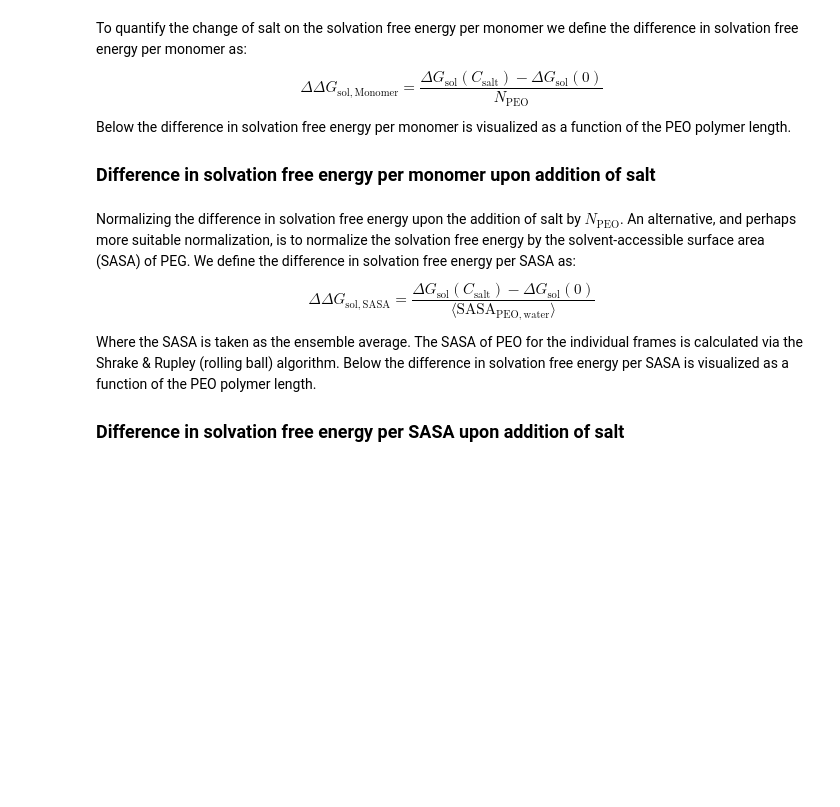
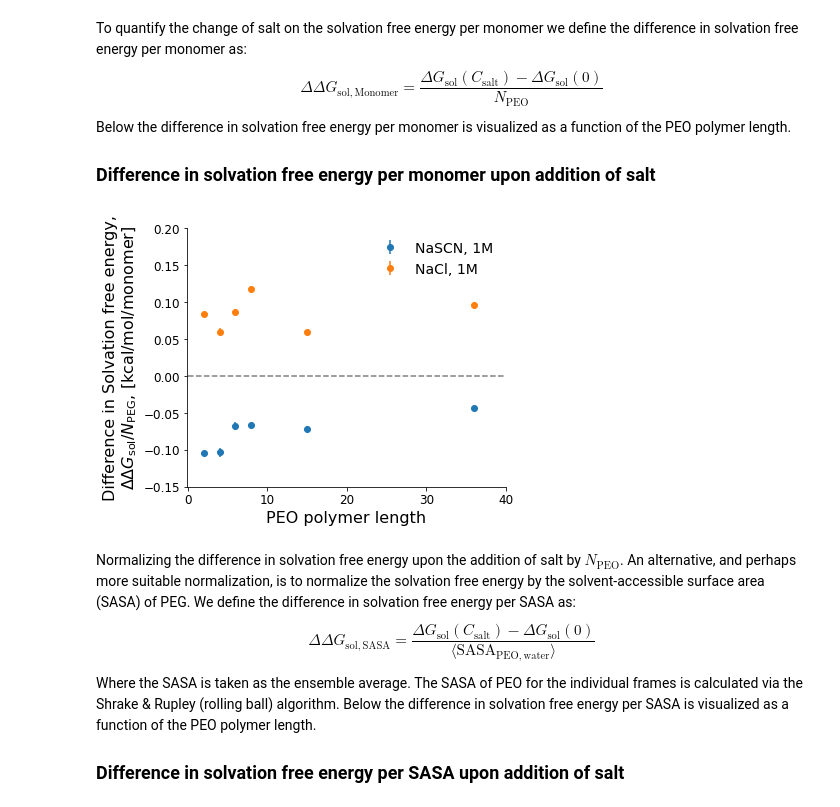
Before and after one commit to SHervoe-Hansen/PEO_solubility_in_NaCl, a Jupyter notebook: Analysis.ipynb, the cells around one changed output. Saved outputs shown, nothing was run; the diff lists cells and outputs as text; code cells hidden in the pictures; blank space fills up the shorter version.

```diff
--- a/Analysis.ipynb
+++ b/Analysis.ipynb
@@ -538,33 +584,35 @@ Below the difference in solvation free energy per monomer is visualized as a fun
 # %%
 %cd -q $homedir
 fig, ax = plt.subplots(figsize=(6,4.5))
 icons = []
 
 Nsamples = state_parameters['soln']['Ndivisions']
 
 for i, condition in enumerate(['NaSCN/1.00', 'NaCl/1.00']):
     dslvfe = (slvfe.mean(axis=2)[:,i+1] - slvfe.mean(axis=2)[:,0])/np.array(nmers)
     errplt = ax.errorbar(nmers, unumpy.nominal_values(dslvfe), yerr=unumpy.std_devs(dslvfe)/np.sqrt(Nsamples),
                          marker='o', linestyle='None', color='C'+str(i), alpha=1)
     icons.append(errplt)
 
 
 ax.hlines(0, xmin=0, xmax=40, colors='black', linestyle='dashed', alpha=0.5)
 
 leg = ax.legend(icons, ['NaSCN, 1M', 'NaCl, 1M'],
                 loc='best', frameon=False, fontsize=14)
 
 ax.set_xlabel('PEO polymer length', fontsize=16)
 ax.set_ylabel('Difference in Solvation free energy,\n$\Delta\Delta G_{\mathrm{sol}}/N_{\mathrm{PEG}}$, [kcal/mol/monomer]', fontsize=16)
 ax.tick_params(axis='both', which='major', labelsize=12)
 ax.spines['right'].set_visible(False)
 ax.spines['top'].set_visible(False)
 
 ax.set_xlim(-0.1, 40)
-ax.set_ylim(-0.15, 0.69)
+ax.set_ylim(-0.15, 0.2)
 
 fig.tight_layout()
-#fig.savefig('Figures/PEG_polymerlength_salt_difference_monomer_scaled.pdf', bbox_inches='tight')
+fig.savefig('Figures/PEG_polymerlength_salt_difference_monomer_scaled.pdf', bbox_inches='tight')
+# %% [output]
+[figure, added]
 # %% [markdown]
 Normalizing the difference in solvation free energy upon the addition of salt by $N_{\mathrm{PEO}}$. An alternative, and perhaps more suitable normalization, is to normalize the solvation free energy by the solvent-accessible surface area (SASA) of PEG. We define the difference in solvation free energy per SASA as:
 $$
```
Also changed, not shown: parts of 8 cells of this notebook, 6 other files.
